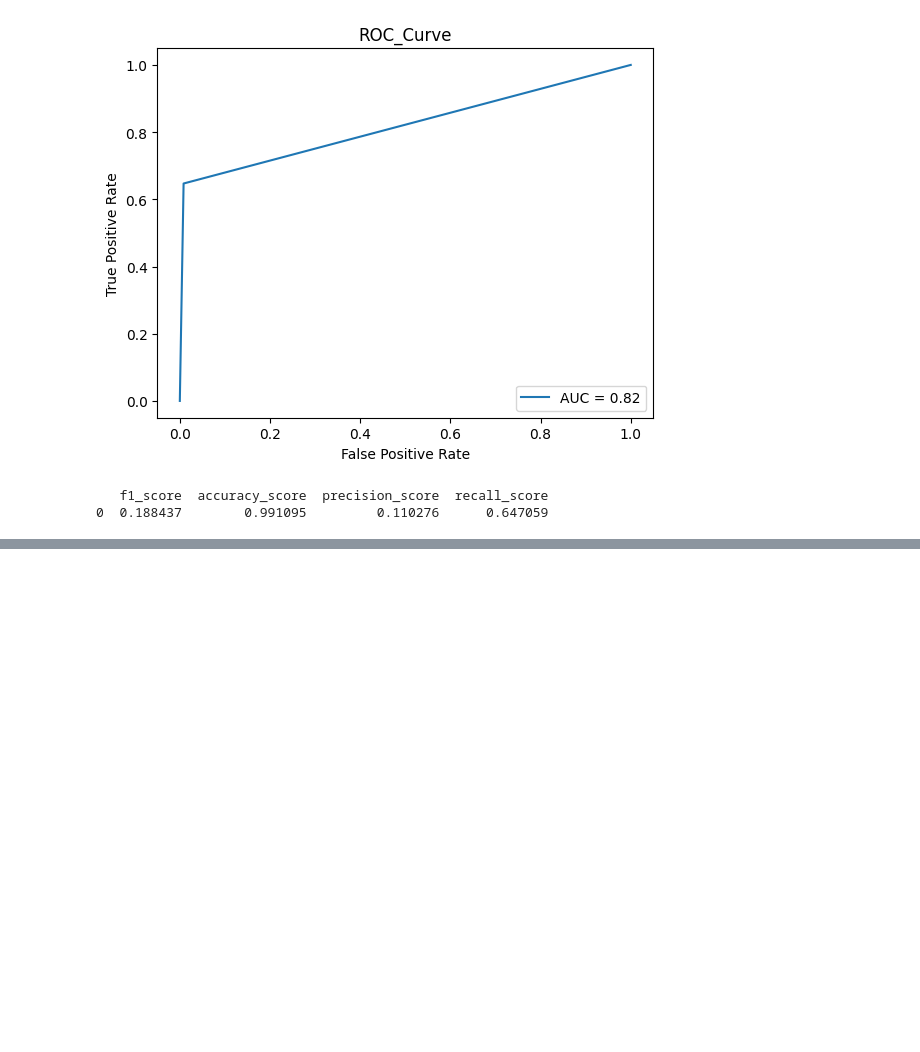
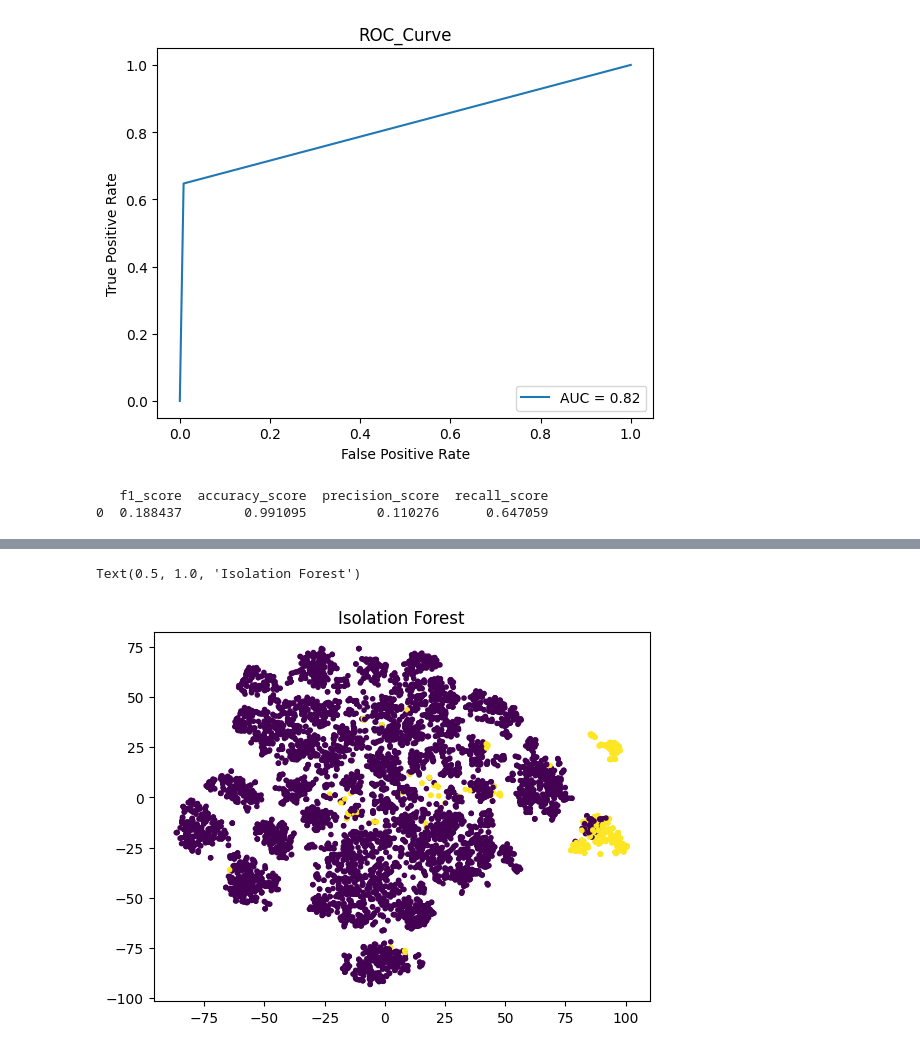
Before and after one commit to dahsie/anomalie_detection, a Jupyter notebook: src/isolation_forest.ipynb, the cells around one changed output, grey strips where cells are left out. Saved outputs shown, nothing was run; the diff lists cells and outputs as text; code cells hidden in the pictures; blank space fills up the shorter version.

```diff
--- a/src/isolation_forest.ipynb
+++ b/src/isolation_forest.ipynb
@@ -275,0 +280,9 @@ roc_auc 0.8193520565600743
+# %%
+df = pd.read_csv('/content/drive/Othercomputers/Mon ordinateur portable/ISIMA/3A/anomalie_detection/data/creditcard.csv', sep=',')
+label = df.iloc[:, -1].copy()
+df = df.drop(['Class', 'Time'], axis=1)
+df = pd.DataFrame(MinMaxScaler().fit_transform(df), columns=df.columns)
+# %%
+viz_y = iforest.predict(df)
+viz_y[viz_y == 1] = 0 # -1 == anomaly, else 1
+viz_y[viz_y == -1] = 1
@@ -275,0 +291,12 @@ roc_auc 0.8193520565600743
+# %%
+with open("/content/drive/Othercomputers/Mon ordinateur portable/ISIMA/3A/anomalie_detection/src/X_embedded_creditcard.pickle", "rb") as file:
+    X_embedded = pickle.load(file)
+# %%
+with open("/content/drive/Othercomputers/Mon ordinateur portable/ISIMA/3A/anomalie_detection/src/embedded_index_creditcard.pickle", "rb") as file:
+    index = pickle.load(file)
+# %%
+plt.scatter(X_embedded[:, 0], X_embedded[:, 1], c=viz_y[index], marker='.')
+plt.title("Isolation Forest")
+# %% [output]
+Text(0.5, 1.0, 'Isolation Forest')
+[figure, added]
```
Also changed, not shown: parts of 3 cells of this notebook, 2 other files.
